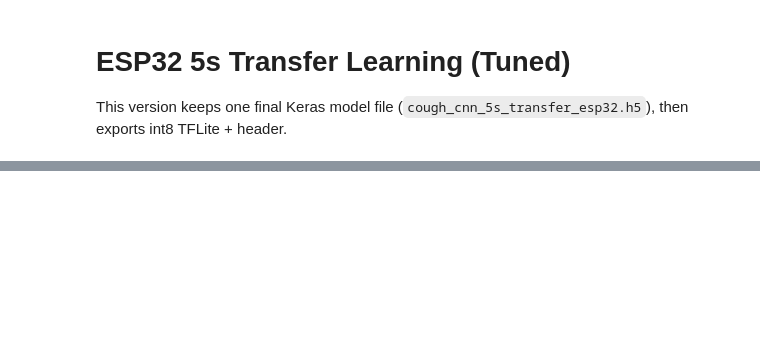
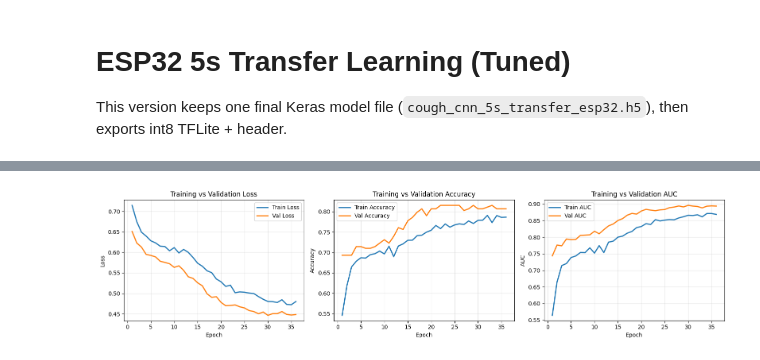
Before and after one commit to amankhanal1960/minor_project, a Jupyter notebook: model/cough_detection_TF_5s_transfer_esp32.ipynb, the cells around one changed output, grey strips where cells are left out. Saved outputs shown, nothing was run; the diff lists cells and outputs as text; code cells hidden in the pictures; blank space fills up the shorter version.

```diff
--- a/model/cough_detection_TF_5s_transfer_esp32.ipynb
+++ b/model/cough_detection_TF_5s_transfer_esp32.ipynb
@@ -491,3 +495,93 @@ In Arduino main.ino use:
   #include "model_data_5s_transfer.h"
   tf.begin(cough_cnn_5s_transfer_esp32_int8_tflite)
   symbol length: cough_cnn_5s_transfer_esp32_int8_tflite_len
+# %%
+
+import matplotlib.pyplot as plt
+import numpy as np
+from sklearn.metrics import ConfusionMatrixDisplay, roc_curve, auc
+
+# Merge head and fine-tune histories
+
+def merge_histories(h_head, h_ft):
+    merged = {}
+    for k in h_head.history.keys():
+        merged[k] = h_head.history.get(k, []) + h_ft.history.get(k, [])
+    return merged
+
+hist = merge_histories(history_head, history_ft)
+
+epochs = np.arange(1, len(hist["loss"]) + 1)
+
+plt.figure(figsize=(16,4))
+
+# 1) Loss curve
+plt.subplot(1,3,1)
+plt.plot(epochs, hist["loss"], label="Train Loss", linewidth=2)
+plt.plot(epochs, hist["val_loss"], label="Val Loss", linewidth=2)
+plt.title("Training vs Validation Loss")
+plt.xlabel("Epoch")
+plt.ylabel("Loss")
+plt.grid(alpha=0.3)
+plt.legend()
+
+# 2) Accuracy curve
+plt.subplot(1,3,2)
+plt.plot(epochs, hist["accuracy"], label="Train Accuracy", linewidth=2)
+plt.plot(epochs, hist["val_accuracy"], label="Val Accuracy", linewidth=2)
+plt.title("Training vs Validation Accuracy")
+plt.xlabel("Epoch")
+plt.ylabel("Accuracy")
+plt.grid(alpha=0.3)
+plt.legend()
+
+# 3) AUC curve
+plt.subplot(1,3,3)
+plt.plot(epochs, hist["auc"], label="Train AUC", linewidth=2)
+plt.plot(epochs, hist["val_auc"], label="Val AUC", linewidth=2)
+plt.title("Training vs Validation AUC")
+plt.xlabel("Epoch")
+plt.ylabel("AUC")
+plt.grid(alpha=0.3)
+plt.legend()
+
+plt.tight_layout()
+plt.show()
+
+# -----------------------------
+# Confusion matrix (test set)
+# -----------------------------
+fig, ax = plt.subplots(1, 2, figsize=(12,4))
+cm = confusion_matrix(y_test, test_pred)
+ConfusionMatrixDisplay(cm, display_labels=["non_cough", "cough"]).plot(ax=ax[0], cmap="Blues", values_format='d')
+ax[0].set_title("Test Confusion Matrix")
+
+# Normalized confusion matrix
+cm_norm = confusion_matrix(y_test, test_pred, normalize='true')
+ConfusionMatrixDisplay(cm_norm, display_labels=["non_cough", "cough"]).plot(ax=ax[1], cmap="Blues", values_format='.2f')
+ax[1].set_title("Test Confusion Matrix (Normalized)")
+plt.tight_layout()
+plt.show()
+
+# -----------------------------
+# ROC curve (val + test)
+# -----------------------------
+fpr_val, tpr_val, _ = roc_curve(y_val, val_prob[:,1])
+fpr_test, tpr_test, _ = roc_curve(y_test, test_prob[:,1])
+auc_val = auc(fpr_val, tpr_val)
+auc_test = auc(fpr_test, tpr_test)
+
+plt.figure(figsize=(6,6))
+plt.plot(fpr_val, tpr_val, label=f'Val AUC = {auc_val:.3f}', linewidth=2)
+plt.plot(fpr_test, tpr_test, label=f'Test AUC = {auc_test:.3f}', linewidth=2)
+plt.plot([0,1], [0,1], 'k--', alpha=0.5)
+plt.xlim([0.0, 1.0])
+plt.ylim([0.0, 1.05])
+plt.xlabel('False Positive Rate')
+plt.ylabel('True Positive Rate')
+plt.title('ROC Curve')
+plt.grid(alpha=0.3)
+plt.legend(loc='lower right')
+plt.show()
+# %% [output]
+[figure, added]
```
Also changed, not shown: parts of 7 cells of this notebook, 8 other files.
